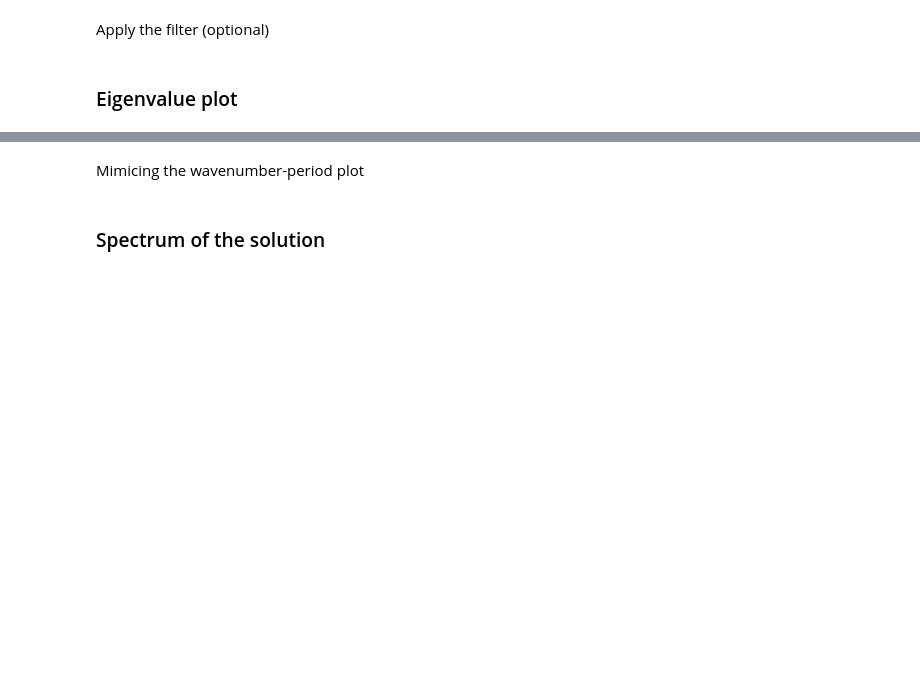
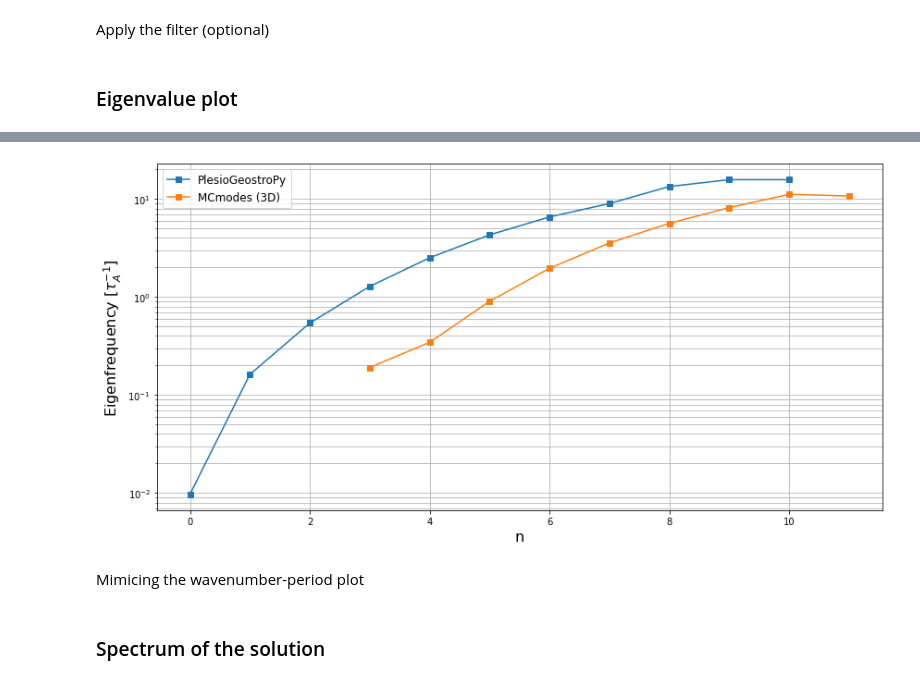
Before and after one commit to GentleMin/PlesioGeostroPy, a Jupyter notebook: Eigen_Post.ipynb, the cells around one changed output, grey strips where cells are left out. Saved outputs shown, nothing was run; the diff lists cells and outputs as text; code cells hidden in the pictures; blank space fills up the shorter version.

```diff
--- a/Eigen_Post.ipynb
+++ b/Eigen_Post.ipynb
@@ -1367,0 +1438,3 @@ plt.show()
+# %%
+df_3d = pd.read_table("../Modes_3D/MCmodes/runs/S1c_Le1e-4_Lu2e+2_m1_parity_oppo/eigenspectra_describe.txt", header=3, delimiter='\s+')
+df_3d
@@ -1368,3 +1465,26 @@ plt.show()
+# %%
+class_idx = 0
+fig, ax = plt.subplots(nrows=1, ncols=1, figsize=(12, 6))
+save_name = None
+
+ax.plot(np.arange(11), np.abs(np.imag(ds_vals_collections[1][2])), 's-', label="PlesioGeostroPy".format(label_list[i_src]))
+ax.plot(np.arange(3, 12), np.abs(np.imag(df_3d['Value'].astype(np.complex128))), 's-', label="MCmodes (3D)".format(label_list[i_src]))
+
+ax.set_yscale("log")
+ax.set_xlabel("n", fontsize=16)
+ax.set_ylabel(r"Eigenfrequency [$\tau_A^{-1}$]", fontsize=16)
+ax.legend(fontsize=12)
+ax.grid(which="both")
+
+if save_name is not None:
+    plt.savefig(save_name + ".pdf", format="pdf", bbox_inches="tight")
+    plt.savefig(save_name + ".png", format="png", bbox_inches="tight", dpi=150)
+
+plt.tight_layout()
+plt.savefig('./out/imgs/PG-3D_slow_modes_comparison__S1_m1.png', dpi=150, bbox_inches='tight')
+plt.show()
+# %% [output]
+[figure, added]
 # %% [markdown]
 Mimicing the wavenumber-period plot
 # %%
```
Also changed, not shown: parts of 11 cells of this notebook, 4 other files.
